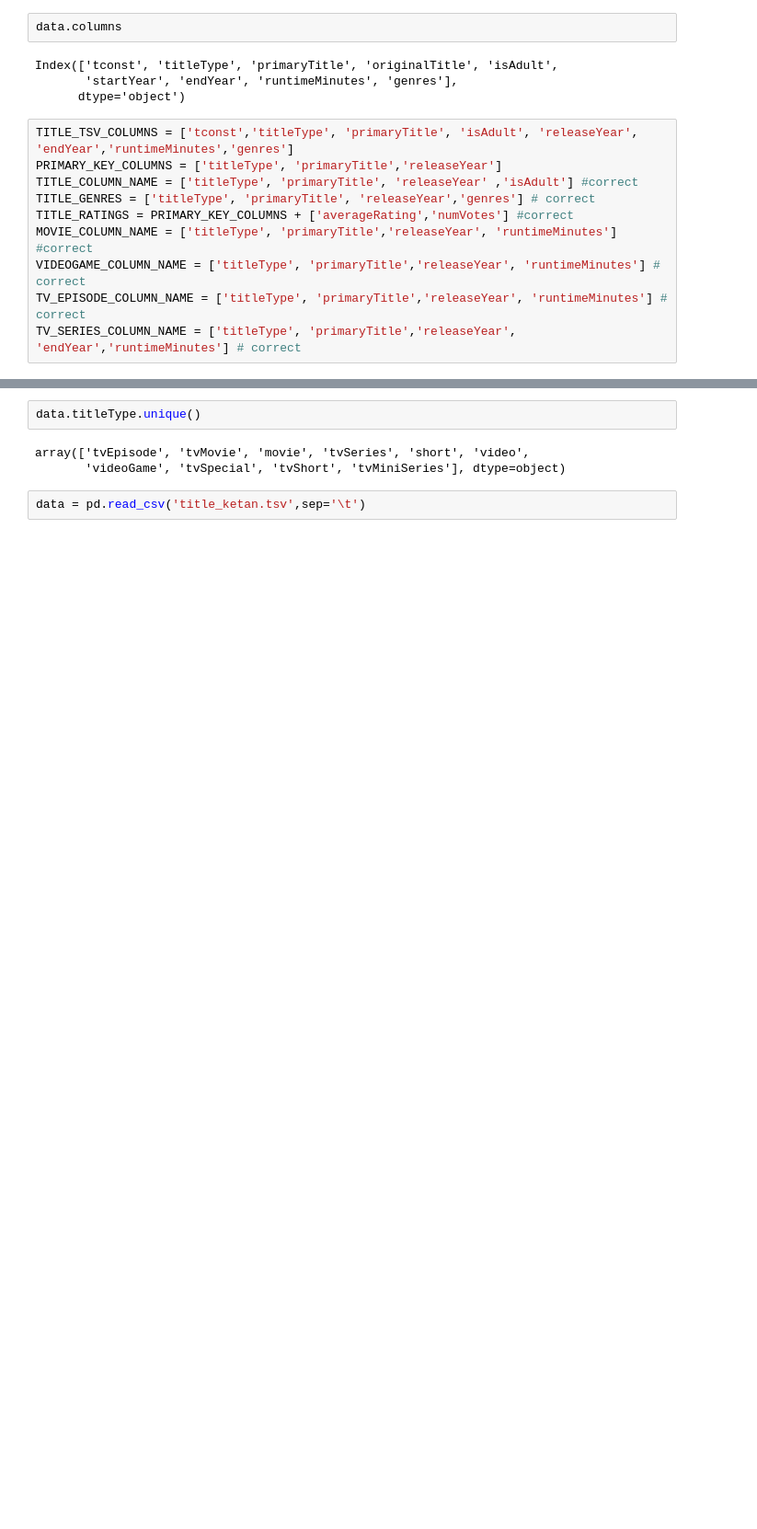
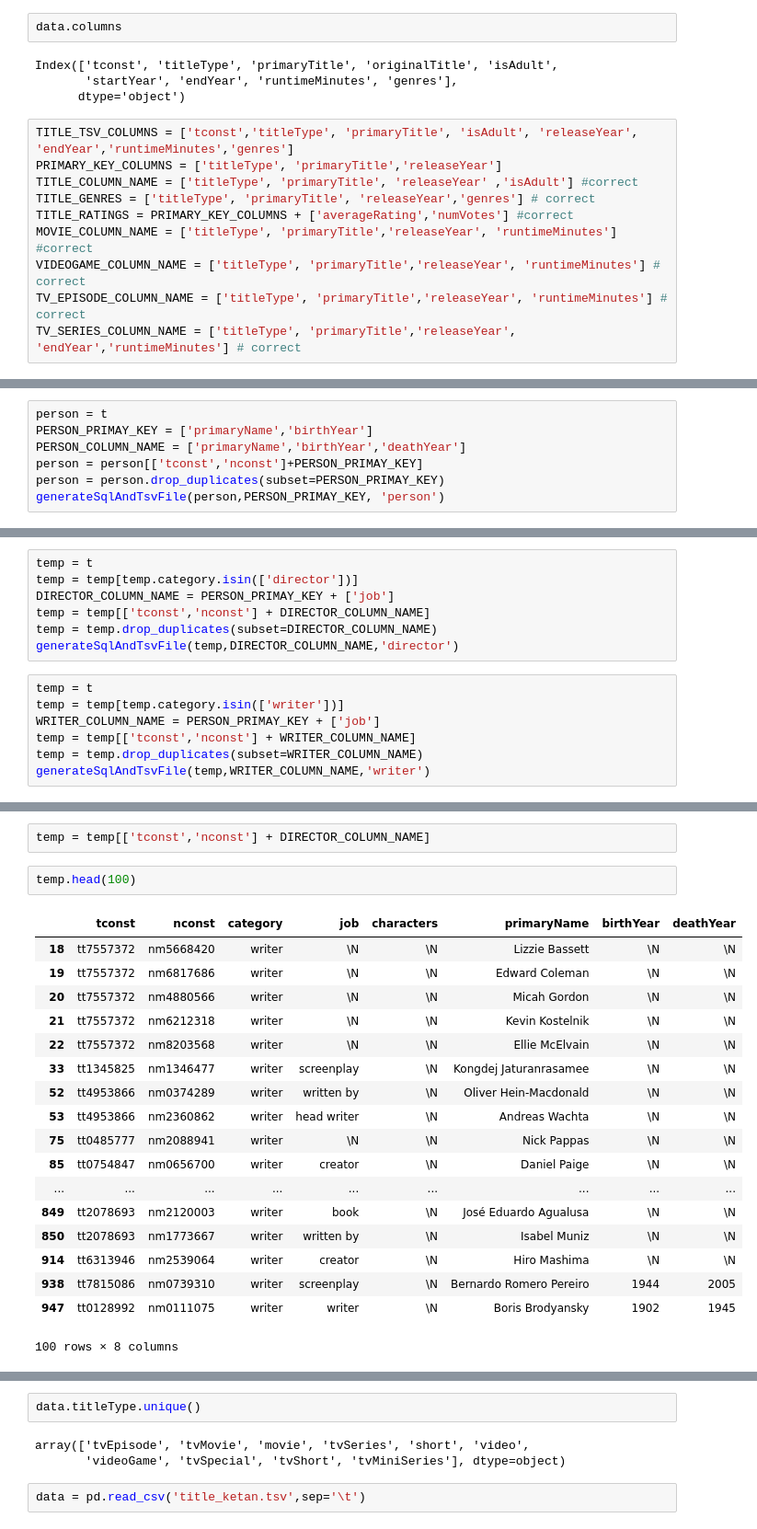
Before and after one commit to ketankokane94/CSCI_620_Data_Management_Project, a Jupyter notebook: dataAnalysisNotebook.ipynb, the cells around one changed output, grey strips where cells are left out. Shown at 92% size. Saved outputs shown, nothing was run; the diff lists cells and outputs as text; blank space fills up the shorter version.

Commit message:
completed the table creation

```diff
--- a/dataAnalysisNotebook.ipynb
+++ b/dataAnalysisNotebook.ipynb
@@ -1310,0 +1315,7 @@ data = data.drop_duplicates(subset=['tconst'] + PRIMARY_KEY_COLUMNS)
+# %%
+person = t
+PERSON_PRIMAY_KEY = ['primaryName','birthYear']
+PERSON_COLUMN_NAME = ['primaryName','birthYear','deathYear']
+person = person[['tconst','nconst']+PERSON_PRIMAY_KEY]
+person = person.drop_duplicates(subset=PERSON_PRIMAY_KEY)
+generateSqlAndTsvFile(person,PERSON_PRIMAY_KEY, 'person')
@@ -1310,0 +1336,14 @@ data = data.drop_duplicates(subset=['tconst'] + PRIMARY_KEY_COLUMNS)
+# %%
+temp = t
+temp = temp[temp.category.isin(['director'])]
+DIRECTOR_COLUMN_NAME = PERSON_PRIMAY_KEY + ['job']
+temp = temp[['tconst','nconst'] + DIRECTOR_COLUMN_NAME]
+temp = temp.drop_duplicates(subset=DIRECTOR_COLUMN_NAME)
+generateSqlAndTsvFile(temp,DIRECTOR_COLUMN_NAME,'director')
+# %%
+temp = t
+temp = temp[temp.category.isin(['writer'])]
+WRITER_COLUMN_NAME = PERSON_PRIMAY_KEY + ['job']
+temp = temp[['tconst','nconst'] + WRITER_COLUMN_NAME]
+temp = temp.drop_duplicates(subset=WRITER_COLUMN_NAME)
+generateSqlAndTsvFile(temp,WRITER_COLUMN_NAME,'writer')
@@ -1310,0 +1388,23 @@ data = data.drop_duplicates(subset=['tconst'] + PRIMARY_KEY_COLUMNS)
+# %%
+temp = temp[['tconst','nconst'] + DIRECTOR_COLUMN_NAME]
+# %%
+temp.head(100)
+# %% [output]
+|  | tconst | nconst | category | job | characters | primaryName | birthYear | deathYear |
+| 18 | tt7557372 | nm5668420 | writer | \N | \N | Lizzie Bassett | \N | \N |
+| 19 | tt7557372 | nm6817686 | writer | \N | \N | Edward Coleman | \N | \N |
+| 20 | tt7557372 | nm4880566 | writer | \N | \N | Micah Gordon | \N | \N |
+| 21 | tt7557372 | nm6212318 | writer | \N | \N | Kevin Kostelnik | \N | \N |
+| 22 | tt7557372 | nm8203568 | writer | \N | \N | Ellie McElvain | \N | \N |
+| 33 | tt1345825 | nm1346477 | writer | screenplay | \N | Kongdej Jaturanrasamee | \N | \N |
+| 52 | tt4953866 | nm0374289 | writer | written by | \N | Oliver Hein-Macdonald | \N | \N |
+| 53 | tt4953866 | nm2360862 | writer | head writer | \N | Andreas Wachta | \N | \N |
+| 75 | tt0485777 | nm2088941 | writer | \N | \N | Nick Pappas | \N | \N |
+| 85 | tt0754847 | nm0656700 | writer | creator | \N | Daniel Paige | \N | \N |
+| ... | ... | ... | ... | ... | ... | ... | ... | ... |
+| 849 | tt2078693 | nm2120003 | writer | book | \N | José Eduardo Agualusa | \N | \N |
+| 850 | tt2078693 | nm1773667 | writer | written by | \N | Isabel Muniz | \N | \N |
+| 914 | tt6313946 | nm2539064 | writer | creator | \N | Hiro Mashima | \N | \N |
+| 938 | tt7815086 | nm0739310 | writer | screenplay | \N | Bernardo Romero Pereiro | 1944 | 2005 |
+| 947 | tt0128992 | nm0111075 | writer | writer | \N | Boris Brodyansky | 1902 | 1945 |
+100 rows × 8 columns
```
Also changed, not shown: parts of 16 cells of this notebook.
